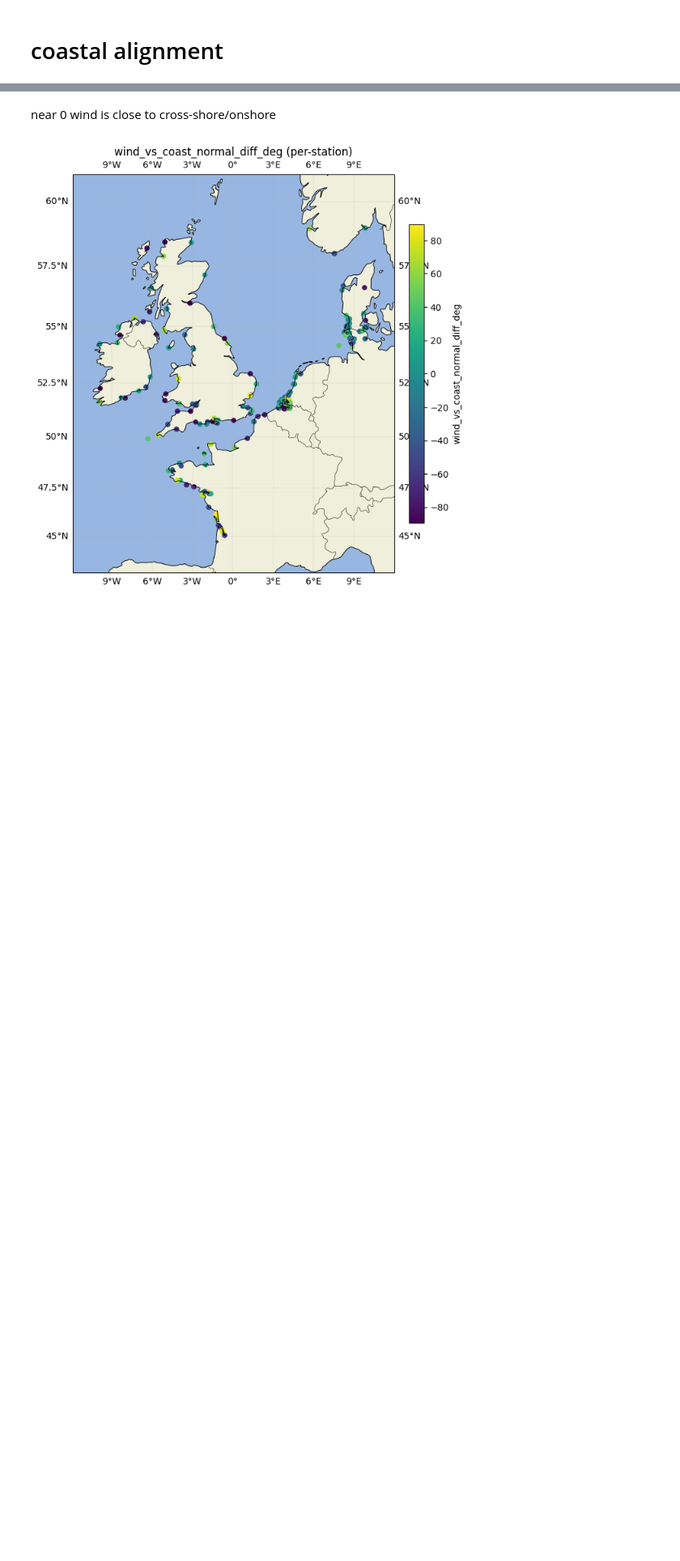
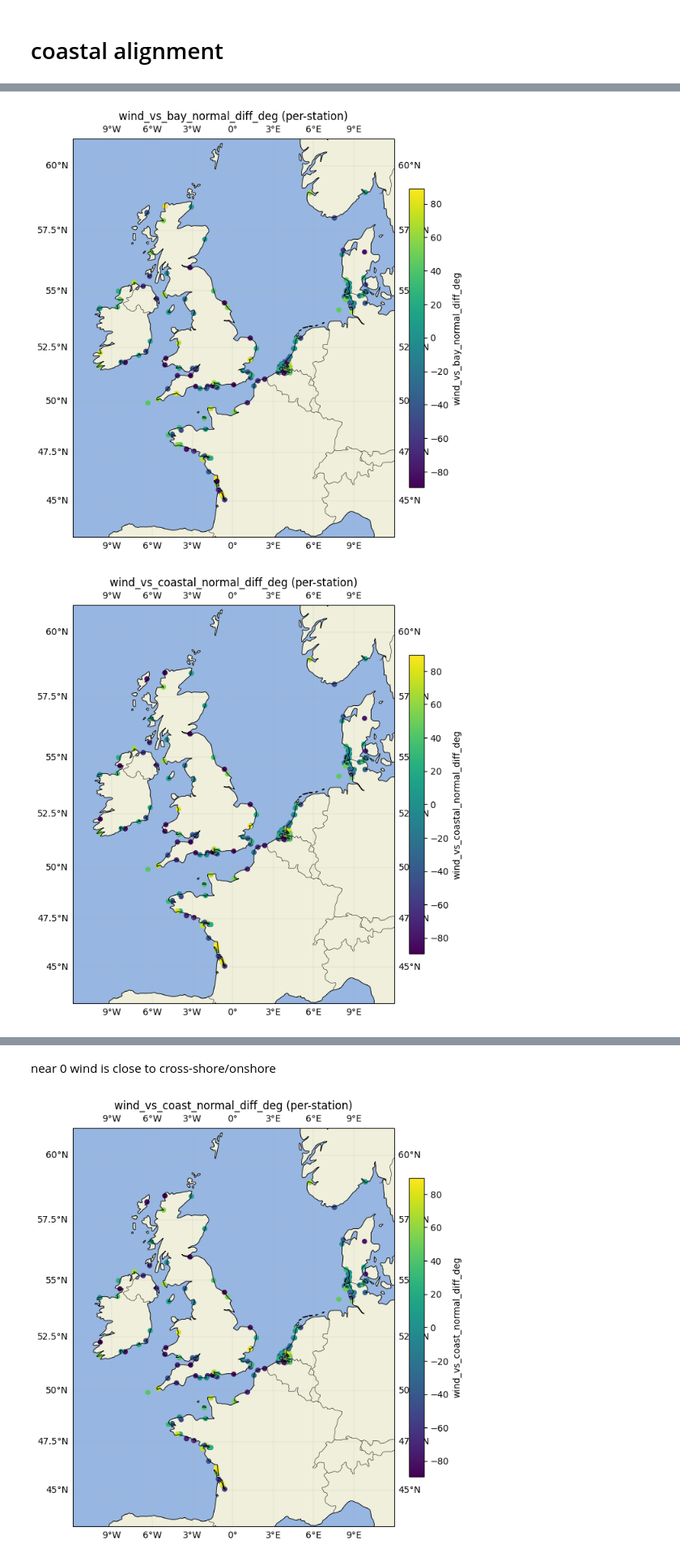
Before and after one commit to lisanneblok/ESL, a Jupyter notebook: notebooks/AGeneratefulldf/attribute_weather.ipynb, the cells around one changed output, grey strips where cells are left out. Shown at 81% size. Cells and saved outputs as stored; diff of their text form; code cells hidden in the pictures; blank space fills up the shorter version.

```diff
--- a/notebooks/AGeneratefulldf/attribute_weather.ipynb
+++ b/notebooks/AGeneratefulldf/attribute_weather.ipynb
@@ -490,0 +714,6 @@ stats_df["wind_more_alongshore_deg"] = ang_diff_deg(w, stats_df["coast_bearing_d
+# %%
+plot_stat( "wind_vs_bay_normal_diff_deg", stats_df)
+plot_stat( "wind_vs_coastal_normal_diff_deg", stats_df)
+# %% [output]
+[figure, added]
+[figure, added]
```
Also changed, not shown: parts of 11 cells of this notebook, 14 other files.
